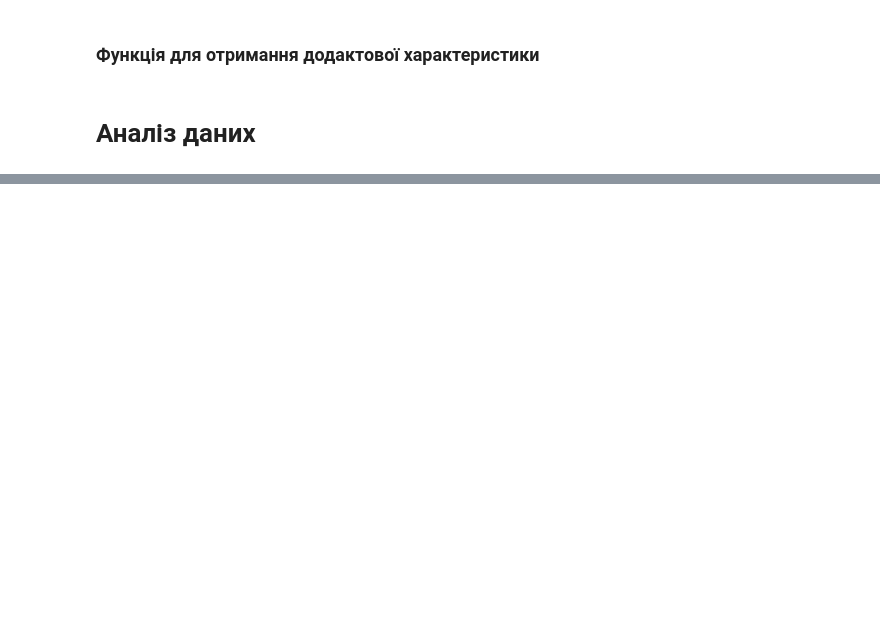
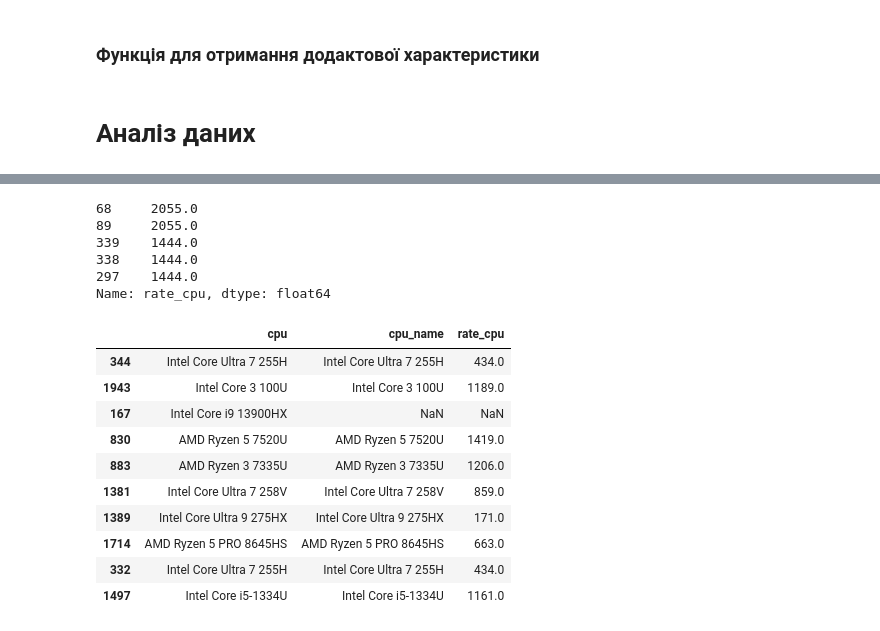
Before and after one commit to TopolyaNOT/laptop_analysis, a Jupyter notebook: test.ipynb, the cells around one changed output, grey strips where cells are left out. Saved outputs shown, nothing was run; the diff lists cells and outputs as text; code cells hidden in the pictures; blank space fills up the shorter version.

```diff
--- a/test.ipynb
+++ b/test.ipynb
@@ -215,0 +272,26 @@ plt.show()
+# %%
+laptop_rating[laptop_rating['shop']=='brain']['rate_cpu'].sort_values(ascending=False).head()
+# %% [output]
+68     2055.0
+89     2055.0
+339    1444.0
+338    1444.0
+297    1444.0
+Name: rate_cpu, dtype: float64
+# %%
+laptop_rating["avg_perf_score"] = (laptop_rating['rate_cpu'] + laptop_rating['rate_gpu']) // 2
+laptop_rating.sort_values(by=['avg_perf_score', 'price'])
+laptop_rating[['cpu', 'cpu_name', "rate_cpu"]].sample(10)
+# 'gpu', 'gpu_name', 'rate_gpu'
+# %% [output]
+|  | cpu | cpu_name | rate_cpu |
+| 344 | Intel Core Ultra 7 255H | Intel Core Ultra 7 255H | 434.0 |
+| 1943 | Intel Core 3 100U | Intel Core 3 100U | 1189.0 |
+| 167 | Intel Core i9 13900HX | NaN | NaN |
+| 830 | AMD Ryzen 5 7520U | AMD Ryzen 5 7520U | 1419.0 |
+| 883 | AMD Ryzen 3 7335U | AMD Ryzen 3 7335U | 1206.0 |
+| 1381 | Intel Core Ultra 7 258V | Intel Core Ultra 7 258V | 859.0 |
+| 1389 | Intel Core Ultra 9 275HX | Intel Core Ultra 9 275HX | 171.0 |
+| 1714 | AMD Ryzen 5 PRO 8645HS | AMD Ryzen 5 PRO 8645HS | 663.0 |
+| 332 | Intel Core Ultra 7 255H | Intel Core Ultra 7 255H | 434.0 |
+| 1497 | Intel Core i5-1334U | Intel Core i5-1334U | 1161.0 |
```
Also changed, not shown: parts of 15 cells of this notebook, 2 other files.
